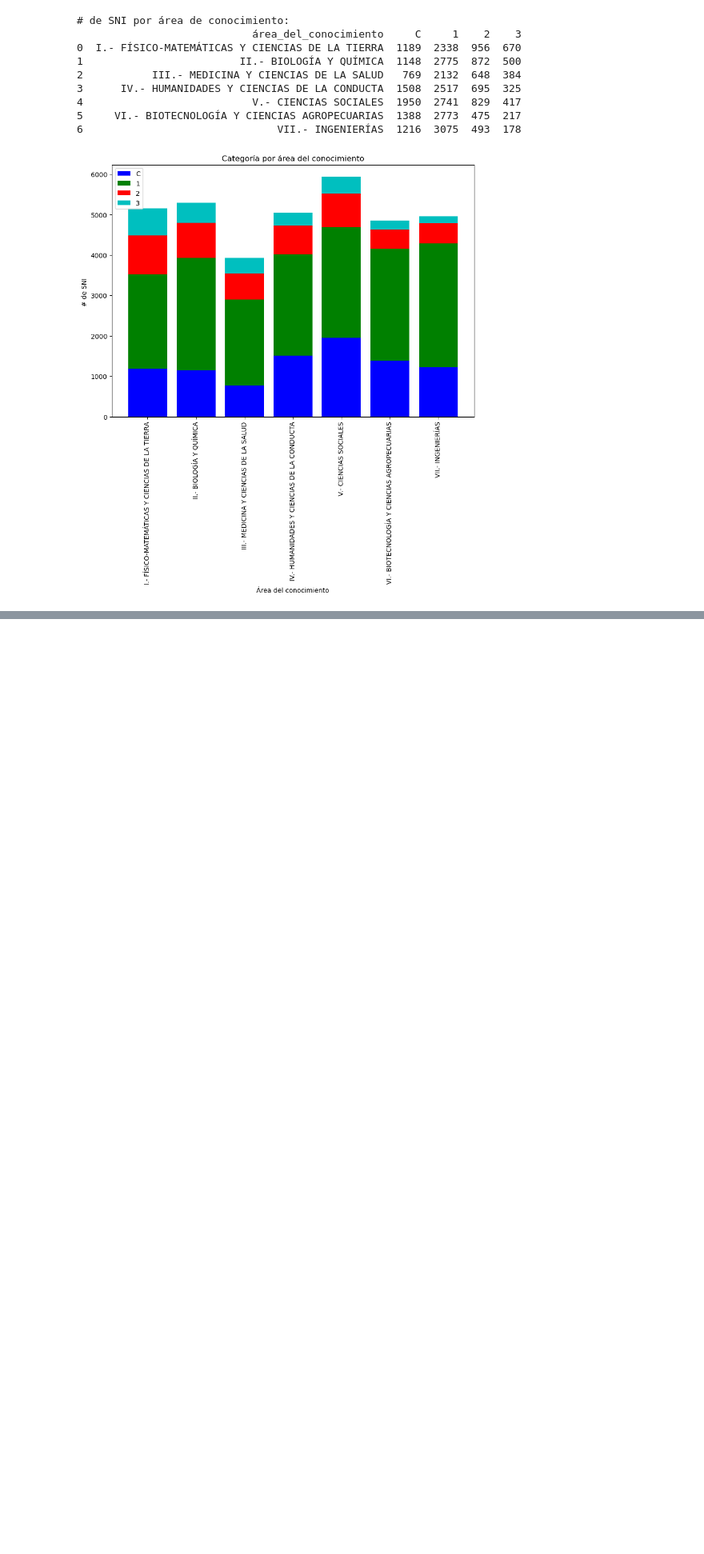
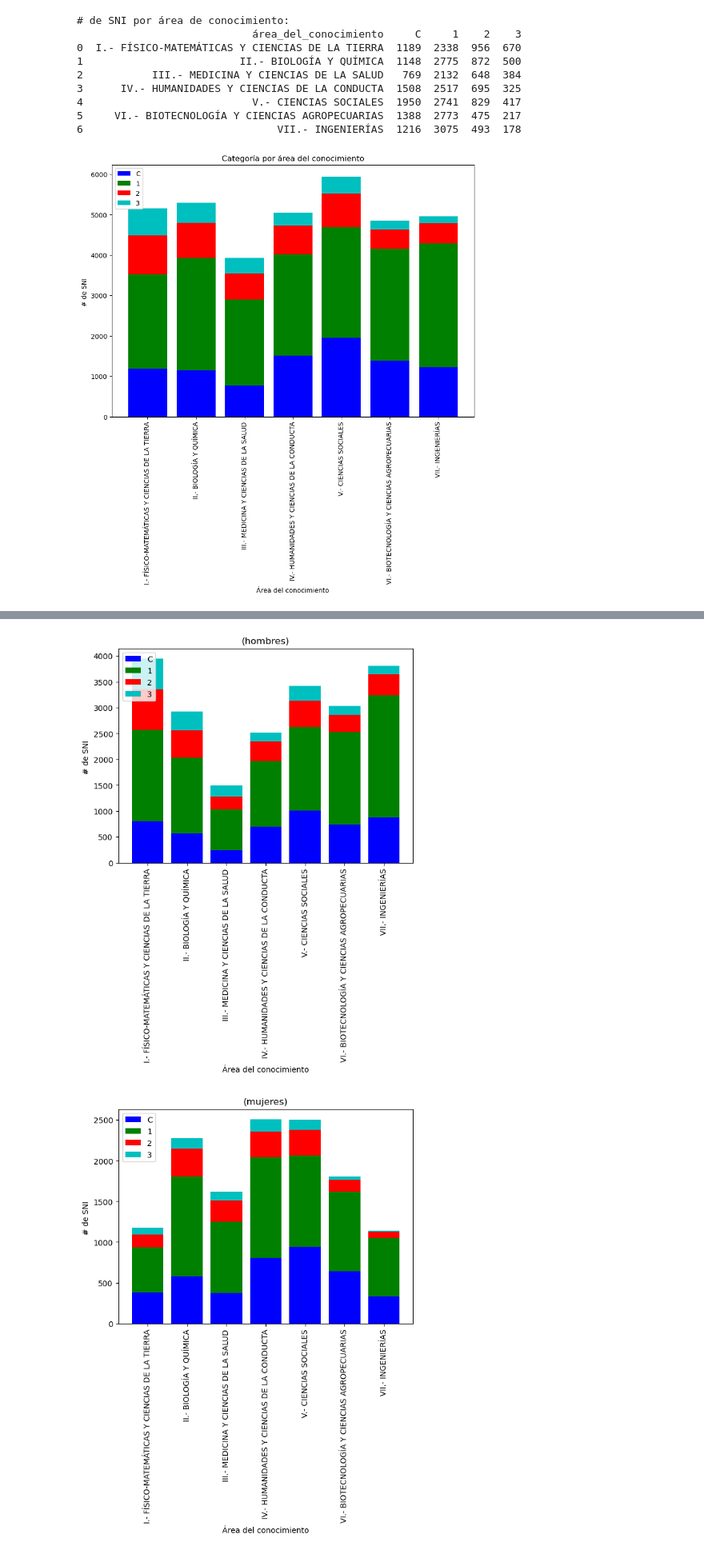
Before and after one commit to isadoji/sni, a Jupyter notebook: sni2021.ipynb, the cells around one changed output, grey strips where cells are left out. Shown at 80% size. Drawn from its saved outputs; the diff is of its cells as text; code cells hidden in the pictures; blank space fills up the shorter version.

```diff
--- a/sni2021.ipynb
+++ b/sni2021.ipynb
@@ -196,7 +203,7 @@ df
 | 35177 | 536374 | 1 | ZUVERZA MENA, NUBIA | 1 | 2 | CIENCIAS AMBIENTALES | QUIMICA DEL AMBIENTE | ... |
 35178 rows × 13 columns
 # %%
-def number(categoría, área_del_conocimiento):
+def number(df,categoría, área_del_conocimiento):
   track_list = df.loc[(df.loc[:,'área_del_conocimiento'] == área_del_conocimiento)&(df.loc[:,'categoría'] == categoría)]
   count = 0
   #for row in track_list['cvu']:
@@ -215,7 +222,7 @@ tracks = []
 for i, area in enumerate(areas, 1):
     row = [area]
     for cat in range(4):
-        row.append(number(área_del_conocimiento=i, categoría=cat))
+        row.append(number(df,área_del_conocimiento=i, categoría=cat))
     tracks.append(row)
 
 tracks_final = pd.DataFrame(tracks, columns=col)
@@ -286,0 +267,3 @@ sns.displot(df, x="categoría", hue="entidad_federativa", kind="kde") # Kernel d
+# %%
+male = df[df['nobilis'] == 0]
+female = df[df['nobilis'] == 1]
@@ -286,0 +318,51 @@ sns.displot(df, x="categoría", hue="entidad_federativa", kind="kde") # Kernel d
+# %%
+
+# Asegúrate de que las columnas numéricas sean de tipo float
+for column in tracks_final_m.columns[1:]:
+    tracks_final_m[column] = tracks_final_m[column].astype(float)
+
+# Preparar los datos para el gráfico de barras apiladas
+bottom = np.zeros(len(tracks_final_m))
+colors = ['b', 'g', 'r', 'c']
+
+
+# Crear el gráfico de barras apiladas
+plt.figure(figsize=(15, 5))
+
+plt.subplot(1,2,1)
+for i, column in enumerate(tracks_final_m.columns[1:]):
+    plt.bar(tracks_final_m['área_del_conocimiento'], tracks_final_m[column], bottom=bottom, color=colors[i])
+    bottom += tracks_final_m[column]
+# Añadir leyendas y títulos
+plt.title('(hombres)')
+plt.xlabel('Área del conocimiento')
+plt.ylabel('# de SNI ')
+plt.legend(tracks_final_m.columns[1:], loc='upper left')
+plt.xticks(rotation=90)
+
+# Asegúrate de que las columnas numéricas sean de tipo float
+for column in tracks_final_f.columns[1:]:
+    tracks_final_f[column] = tracks_final_f[column].astype(float)
+
+# Preparar los datos para el gráfico de barras apiladas
+bottom = np.zeros(len(tracks_final_f))
+colors = ['b', 'g', 'r', 'c']
+
+# Crear el gráfico de barras apiladas
+plt.figure(figsize=(15, 5))
+plt.subplot(1,2,2)
+for i, column in enumerate(tracks_final_f.columns[1:]):
+    plt.bar(tracks_final_f['área_del_conocimiento'], tracks_final_f[column], bottom=bottom, color=colors[i])
+    bottom += tracks_final_f[column]
+# Añadir leyendas y títulos
+plt.title('(mujeres)')
+plt.xlabel('Área del conocimiento')
+plt.ylabel('# de SNI ')
+plt.legend(tracks_final_f.columns[1:], loc='upper left')
+plt.xticks(rotation=90)
+# Mostrar el gráfico
+# Mostrar el gráfico
+plt.show()
+# %% [output]
+[figure, added]
+[figure, added]
```
Also changed, not shown: parts of 5 cells of this notebook, 8 other files.
